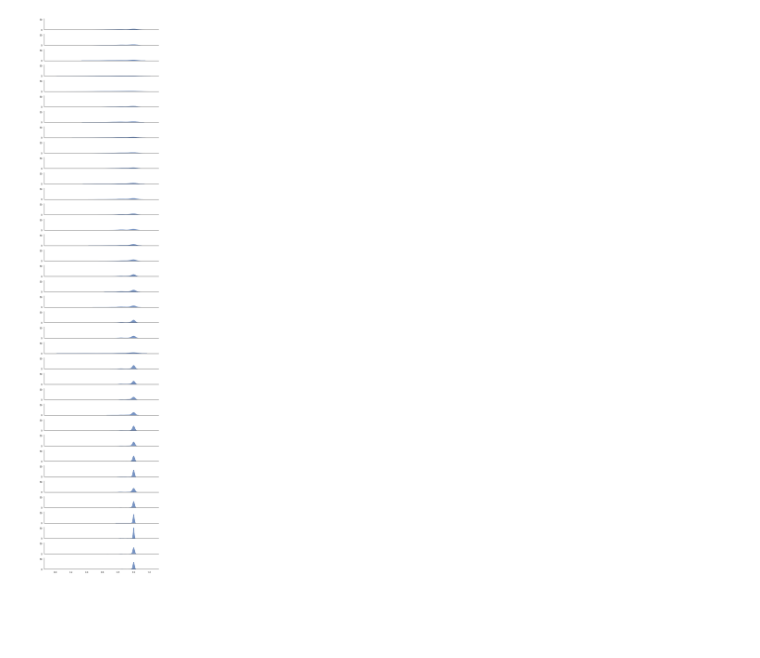
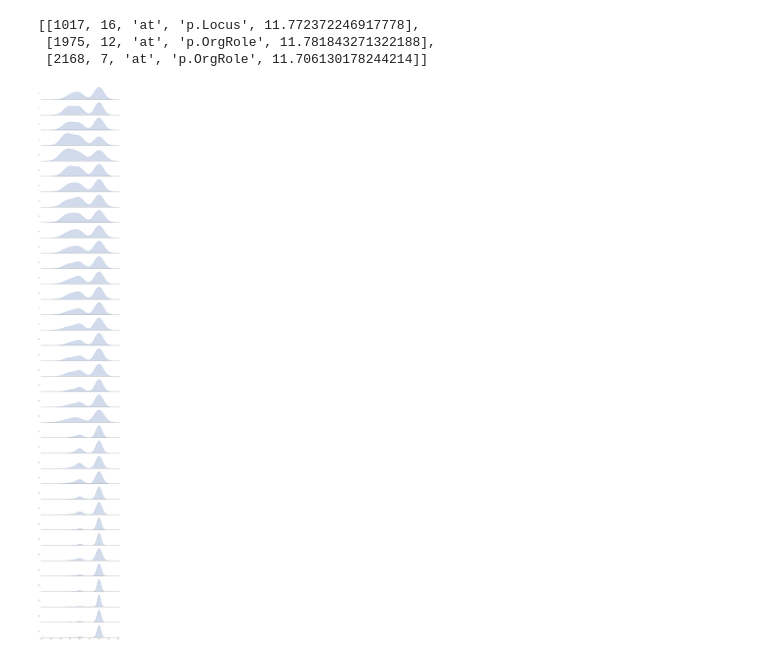
Before and after one commit to tdavislab/TopoBERT, a Jupyter notebook: notebooks/impuritiesv3.ipynb, the cells around one changed output. Cells and saved outputs as stored; diff of their text form; code cells hidden in the pictures; blank space fills up the shorter version.

Commit message:
Start node selection modes

```diff
--- a/notebooks/impuritiesv3.ipynb
+++ b/notebooks/impuritiesv3.ipynb
@@ -217,27 +167,6 @@ for i, ax in enumerate(axes):
-# %%
-# draw each graph's node purities as a distribution on a faceted grid
-sns.set_theme(style='white', rc={'axes.facecolor': (0, 0, 0, 0)})
-pal = sns.color_palette("crest")
-
-g = sns.FacetGrid(df_nodewise_purities, row='iteration', aspect=8, height=1, palette=pal)
-# passing color=None to refline() uses the hue mapping
-# g.refline(y=0, linewidth=2, linestyle="-", color=None, clip_on=False)
-# g.map_dataframe(sns.kdeplot, 'purity', hist=False, rug=True, kde_kws={'shade': True})
-
-for i, ax in enumerate(g.axes.flat):
-    # ax.set_title(f'Iteration {i * 5}')
-    # ax.set_xlabel('Purity')
-    # ax.set_ylim(0, 5)
-    # ax.set_xlim(0, 1)
-    sns.kdeplot(df_nodewise_purities.iloc[i, 1], ax=ax, fill=True, alpha=0.75)
-    # ax.hist(df_nodewise_purities.loc[df_nodewise_purities['iteration'] == i * 5, 'purity'], bins=10, color=pal[i % len(pal)])
-
-
-# Set the subplots to overlap
-g.figure.subplots_adjust(hspace=-0.95)
-# g.set_titles("")
-g.set(ylabel="")
-# g.despine(bottom=True, left=True)
-plt.tight_layout()
-# %% [output]
-[figure, removed]
+# %%
+graphs[0]['nodes'][0]['membership']['metadata']
+# %% [output]
+[[1017, 16, 'at', 'p.Locus', 11.772372246917778],
+ [1975, 12, 'at', 'p.OrgRole', 11.781843271322188],
+ [2168, 7, 'at', 'p.OrgRole', 11.706130178244214]]
@@ -243,0 +249,5 @@ plt.tight_layout()
+# %%
+nodewise_purities = compute_nodewise_purities(graphs)
+plot_ridge_plots(nodewise_purities, 'iteration', 'purity')
+# %% [output]
+[figure, added]
```
Also changed, not shown: parts of 5 cells of this notebook, 4 other files.
